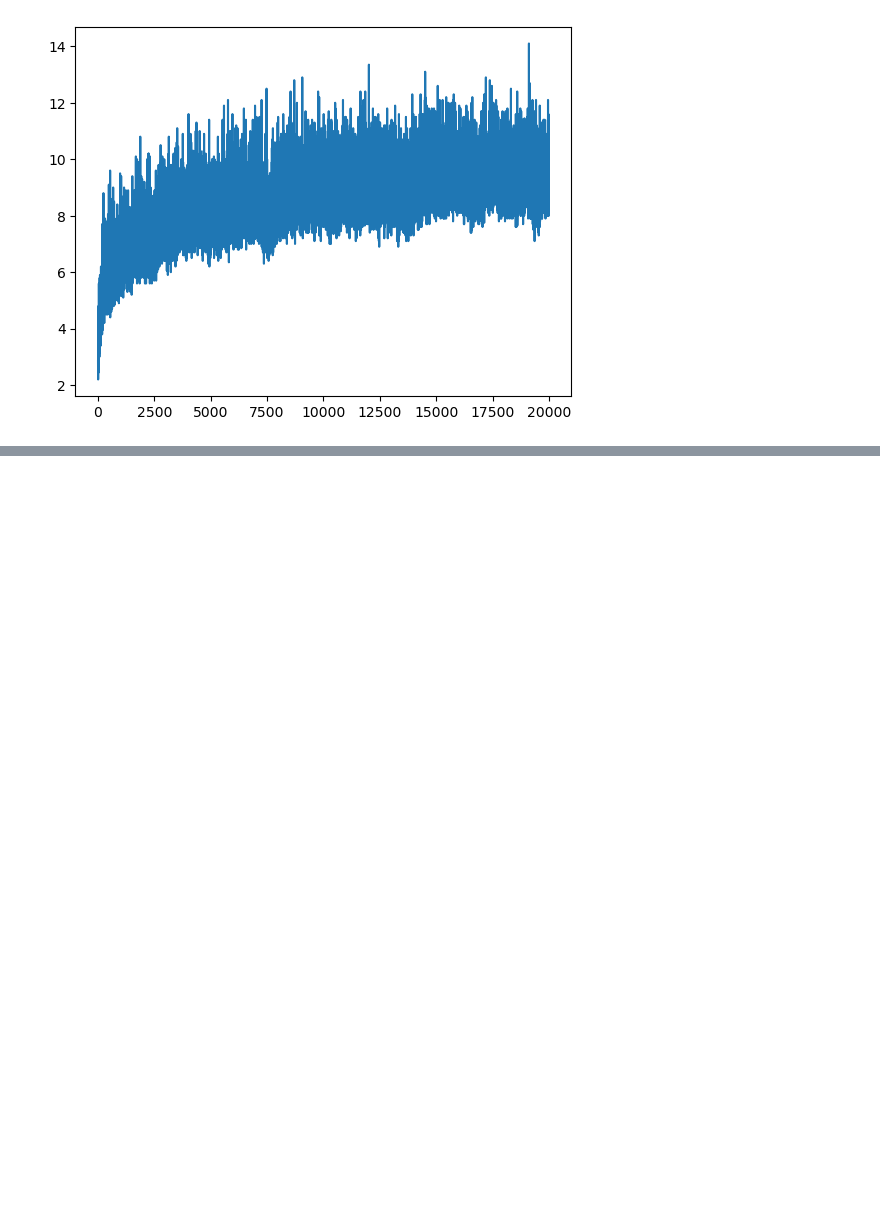
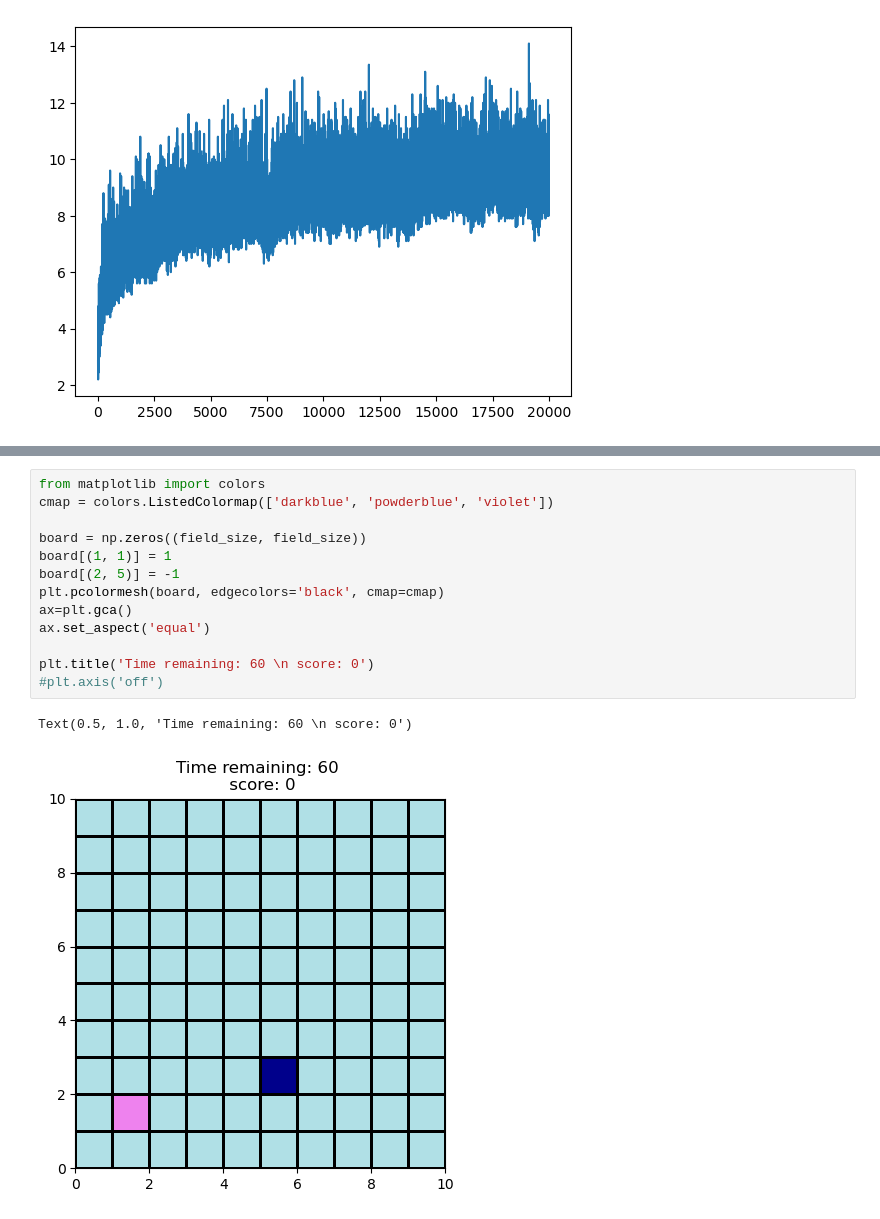
Before and after one commit to iliatarasov/simple-evolutionary-neural-network-with-numpy, a Jupyter notebook: Simple evolutionary neural network with numpy.ipynb, the cells around one changed output, grey strips where cells are left out. Drawn from its saved outputs; the diff is of its cells as text; blank space fills up the shorter version.

```diff
--- a/Simple evolutionary neural network with numpy.ipynb
+++ b/Simple evolutionary neural network with numpy.ipynb
@@ -151,0 +180,16 @@ plt.plot(results['high scores'])
+# %%
+from matplotlib import colors
+cmap = colors.ListedColormap(['darkblue', 'powderblue', 'violet'])
+
+board = np.zeros((field_size, field_size))
+board[(1, 1)] = 1
+board[(2, 5)] = -1
+plt.pcolormesh(board, edgecolors='black', cmap=cmap)
+ax=plt.gca()
+ax.set_aspect('equal')
+
+plt.title('Time remaining: 60 \n score: 0')
+#plt.axis('off')
+# %% [output]
+Text(0.5, 1.0, 'Time remaining: 60 \n score: 0')
+[figure, added]
```
Also changed, not shown: parts of 10 cells of this notebook.
